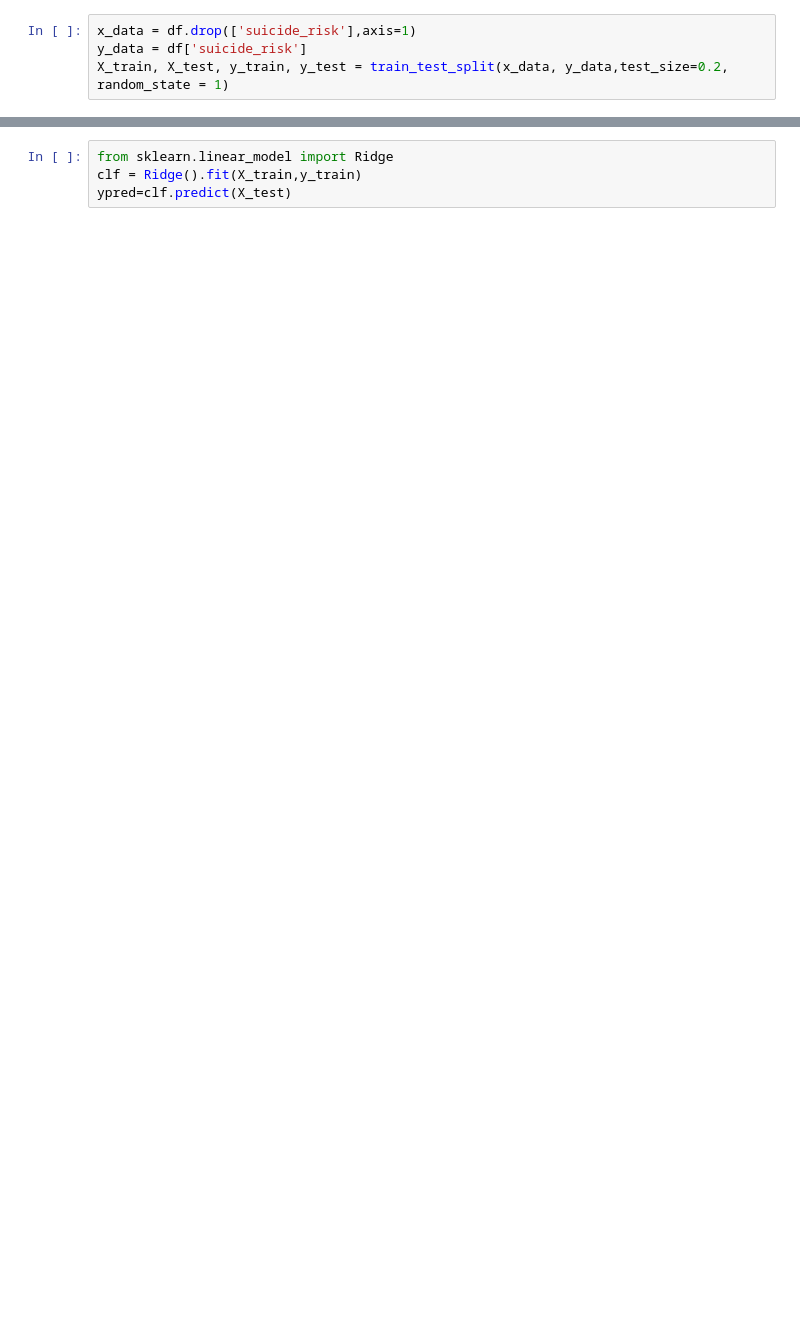
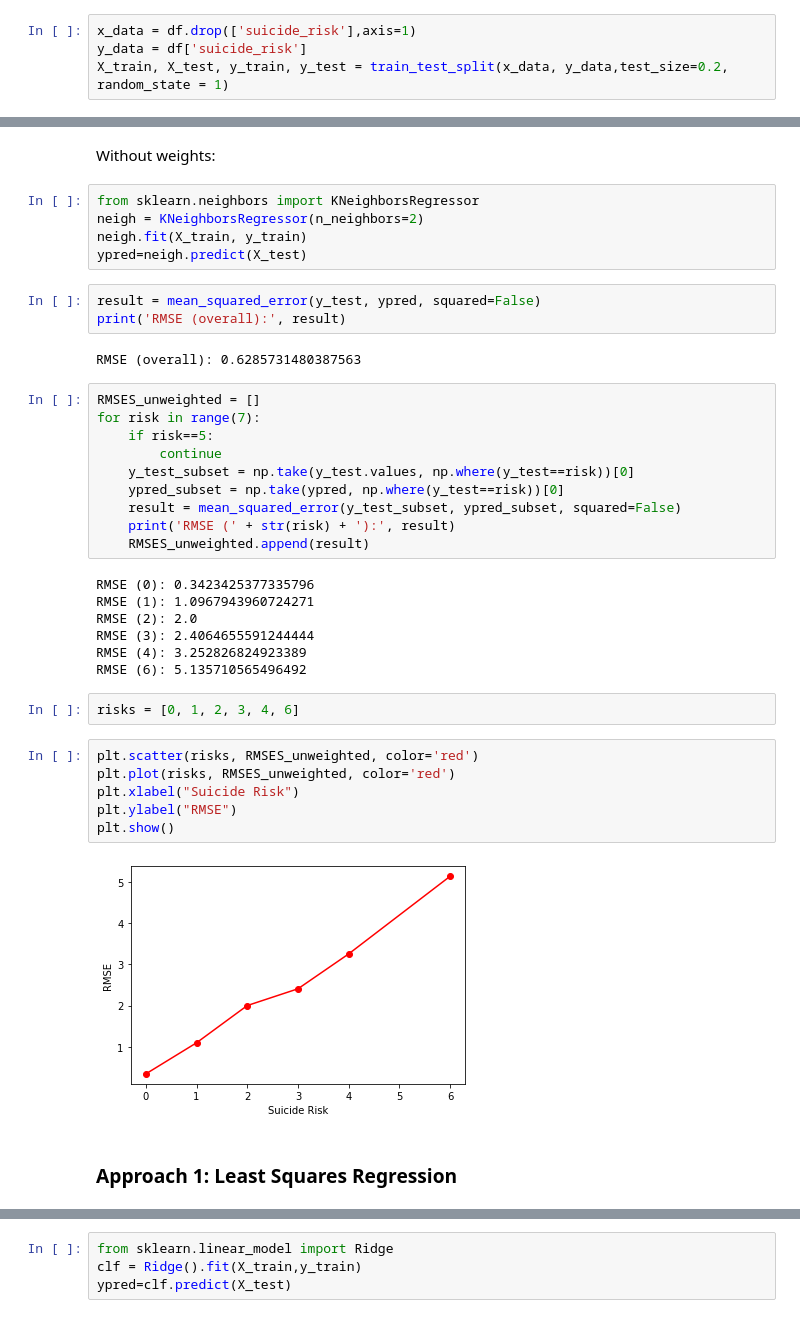
Before and after one commit to zaxiang/DDS_Project, a Jupyter notebook: Prediction Models.ipynb, the cells around one changed output, grey strips where cells are left out. Cells and saved outputs as stored; diff of their text form; blank space fills up the shorter version.

Commit message:
models with weights

```diff
--- a/Prediction Models.ipynb
+++ b/Prediction Models.ipynb
@@ -61,0 +87,41 @@ X_train, X_test, y_train, y_test = train_test_split(x_data, y_data,test_size=0.2
+# %% [markdown]
+Without weights:
+# %%
+from sklearn.neighbors import KNeighborsRegressor
+neigh = KNeighborsRegressor(n_neighbors=2)
+neigh.fit(X_train, y_train)
+ypred=neigh.predict(X_test)
+# %%
+result = mean_squared_error(y_test, ypred, squared=False)
+print('RMSE (overall):', result)
+# %% [output]
+RMSE (overall): 0.6285731480387563
+# %%
+RMSES_unweighted = []
+for risk in range(7):
+    if risk==5:
+        continue
+    y_test_subset = np.take(y_test.values, np.where(y_test==risk))[0]
+    ypred_subset = np.take(ypred, np.where(y_test==risk))[0]
+    result = mean_squared_error(y_test_subset, ypred_subset, squared=False)
+    print('RMSE (' + str(risk) + '):', result)
+    RMSES_unweighted.append(result)
+# %% [output]
+RMSE (0): 0.3423425377335796
+RMSE (1): 1.0967943960724271
+RMSE (2): 2.0
+RMSE (3): 2.4064655591244444
+RMSE (4): 3.252826824923389
+RMSE (6): 5.135710565496492
+# %%
+risks = [0, 1, 2, 3, 4, 6]
+# %%
+plt.scatter(risks, RMSES_unweighted, color='red')
+plt.plot(risks, RMSES_unweighted, color='red')
+plt.xlabel("Suicide Risk")
+plt.ylabel("RMSE")
+plt.show()
+# %% [output]
+[figure, added]
+# %% [markdown]
+### Approach 1: Least Squares Regression
```
Also changed, not shown: parts of 76 cells of this notebook.
